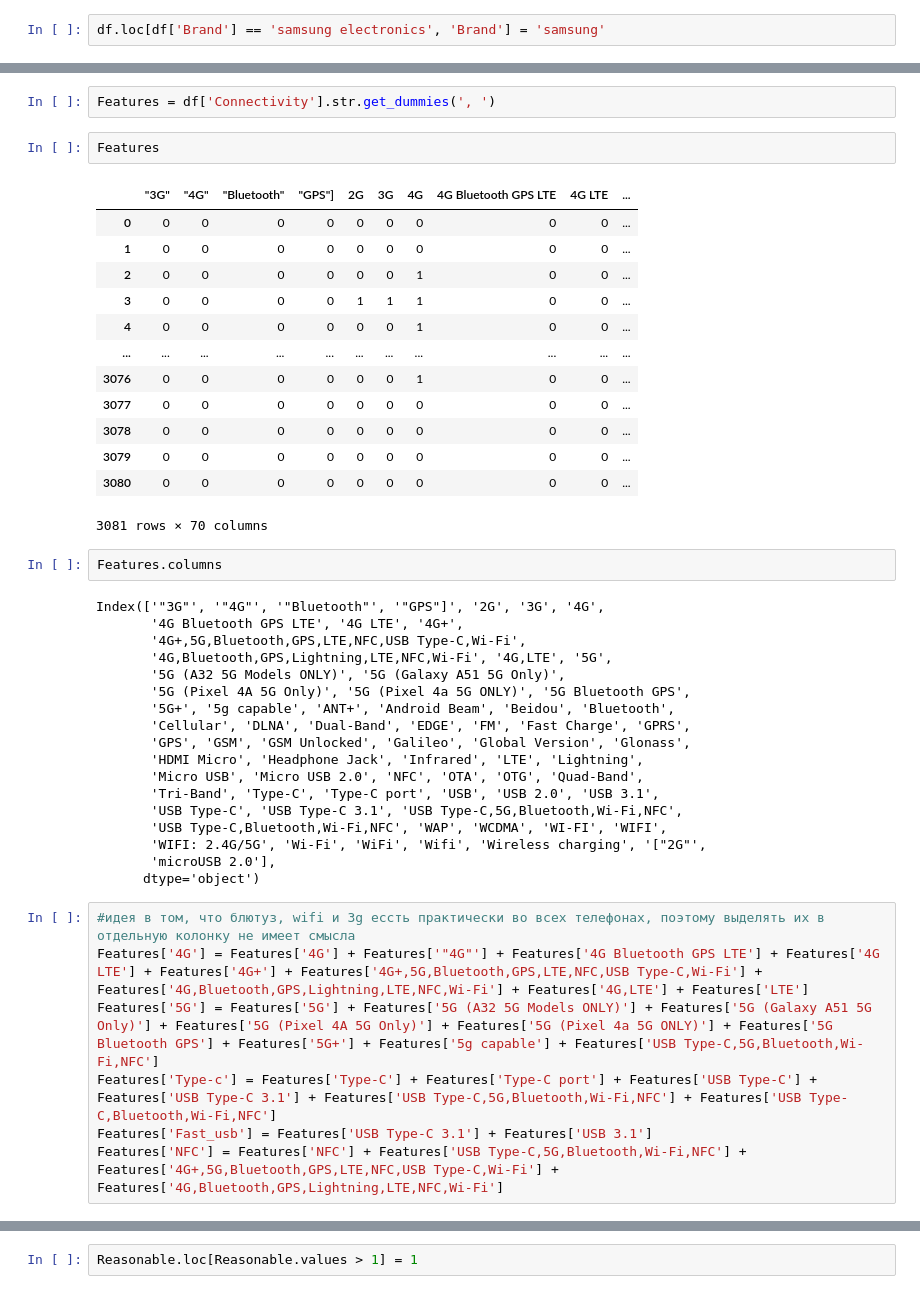
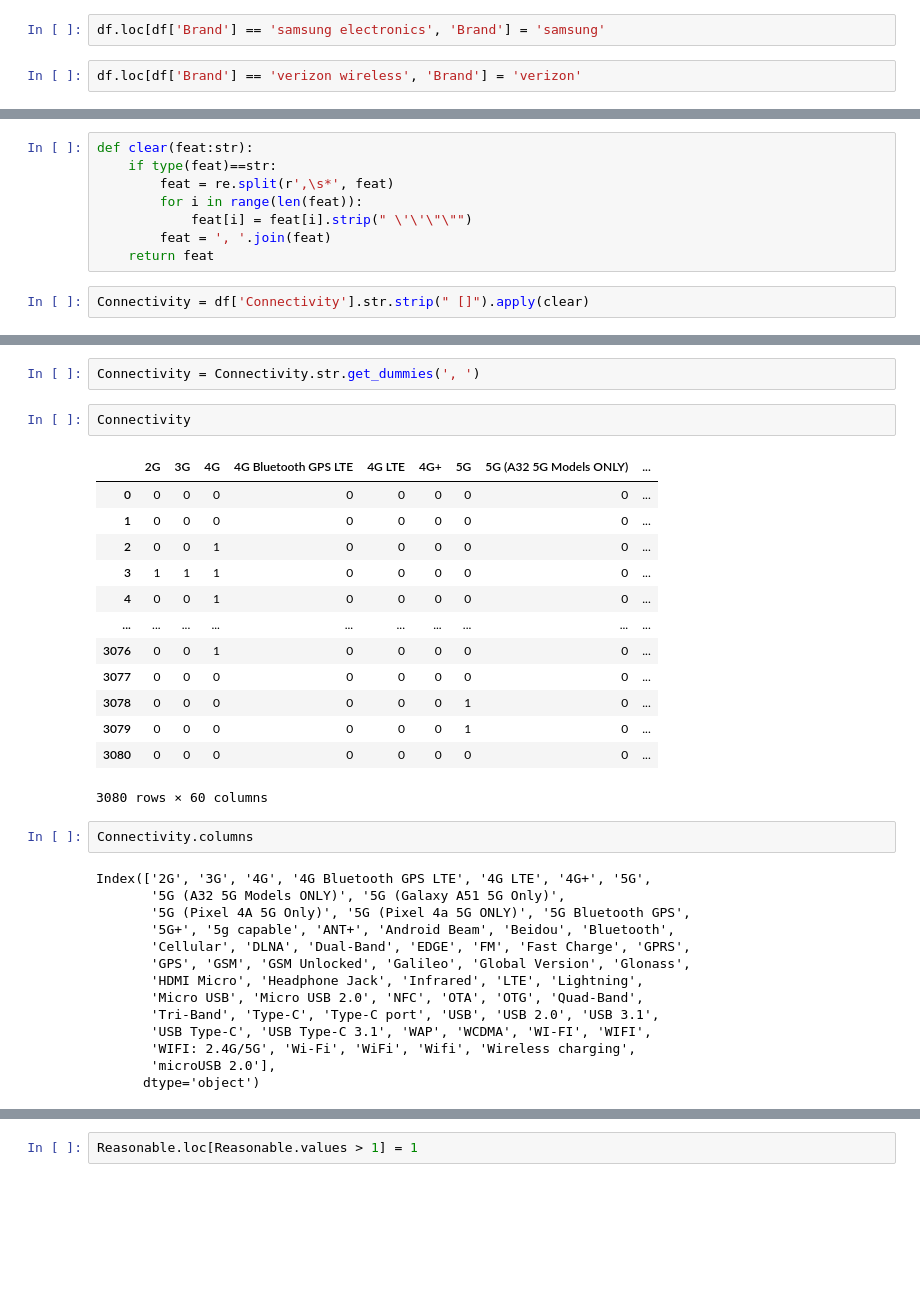
Before and after one commit to AleksKids/hedonistic-demand-from-ebay, a Jupyter notebook: Preprocessing/Global/Global preprocessing.ipynb, the cells around one changed output, grey strips where cells are left out. Saved outputs shown, nothing was run; the diff lists cells and outputs as text; blank space fills up the shorter version.

```diff
--- a/Preprocessing/Global/Global preprocessing.ipynb
+++ b/Preprocessing/Global/Global preprocessing.ipynb
@@ -166,6 +317,8 @@ Index(['Samsung', 'Apple', 'LG', 'Google', 'Motorola', 'Samsung Electronics',
 df['Brand'] = df['Brand'].str.lower()
 # %%
 df.loc[df['Brand'] == 'samsung electronics', 'Brand'] = 'samsung'
+# %%
+df.loc[df['Brand'] == 'verizon wireless', 'Brand'] = 'verizon'
 # %%
 df.Brand.value_counts().index
 # %% [output]
@@ -210,0 +368,10 @@ Name: Connectivity, Length: 508, dtype: int64
+# %%
+def clear(feat:str):
+    if type(feat)==str:
+        feat = re.split(r',\s*', feat)
+        for i in range(len(feat)):
+            feat[i] = feat[i].strip(" \'\'\"\"")
+        feat = ', '.join(feat)
+    return feat
+# %%
+Connectivity = df['Connectivity'].str.strip(" []").apply(clear)
@@ -211,28 +393,25 @@ Name: Connectivity, Length: 508, dtype: int64
 # %%
-Features = df['Connectivity'].str.get_dummies(', ')
+Connectivity = Connectivity.str.get_dummies(', ')
-# %%
-Features
-# %% [output]
-|  | "3G" | "4G" | "Bluetooth" | "GPS"] | 2G | 3G | 4G | 4G Bluetooth GPS LTE | 4G LTE | ... |
-| 0 | 0 | 0 | 0 | 0 | 0 | 0 | 0 | 0 | 0 | ... |
-| 1 | 0 | 0 | 0 | 0 | 0 | 0 | 0 | 0 | 0 | ... |
-| 2 | 0 | 0 | 0 | 0 | 0 | 0 | 1 | 0 | 0 | ... |
-| 3 | 0 | 0 | 0 | 0 | 1 | 1 | 1 | 0 | 0 | ... |
-| 4 | 0 | 0 | 0 | 0 | 0 | 0 | 1 | 0 | 0 | ... |
-| ... | ... | ... | ... | ... | ... | ... | ... | ... | ... | ... |
-| 3076 | 0 | 0 | 0 | 0 | 0 | 0 | 1 | 0 | 0 | ... |
-| 3077 | 0 | 0 | 0 | 0 | 0 | 0 | 0 | 0 | 0 | ... |
-| 3078 | 0 | 0 | 0 | 0 | 0 | 0 | 0 | 0 | 0 | ... |
-| 3079 | 0 | 0 | 0 | 0 | 0 | 0 | 0 | 0 | 0 | ... |
-| 3080 | 0 | 0 | 0 | 0 | 0 | 0 | 0 | 0 | 0 | ... |
-3081 rows × 70 columns
+# %%
+Connectivity
+# %% [output]
+|  | 2G | 3G | 4G | 4G Bluetooth GPS LTE | 4G LTE | 4G+ | 5G | 5G (A32 5G Models ONLY) | ... |
+| 0 | 0 | 0 | 0 | 0 | 0 | 0 | 0 | 0 | ... |
+| 1 | 0 | 0 | 0 | 0 | 0 | 0 | 0 | 0 | ... |
+| 2 | 0 | 0 | 1 | 0 | 0 | 0 | 0 | 0 | ... |
+| 3 | 1 | 1 | 1 | 0 | 0 | 0 | 0 | 0 | ... |
+| 4 | 0 | 0 | 1 | 0 | 0 | 0 | 0 | 0 | ... |
+| ... | ... | ... | ... | ... | ... | ... | ... | ... | ... |
+| 3076 | 0 | 0 | 1 | 0 | 0 | 0 | 0 | 0 | ... |
+| 3077 | 0 | 0 | 0 | 0 | 0 | 0 | 0 | 0 | ... |
+| 3078 | 0 | 0 | 0 | 0 | 0 | 0 | 1 | 0 | ... |
+| 3079 | 0 | 0 | 0 | 0 | 0 | 0 | 1 | 0 | ... |
+| 3080 | 0 | 0 | 0 | 0 | 0 | 0 | 0 | 0 | ... |
+3080 rows × 60 columns
 # %%
-Features.columns
+Connectivity.columns
 # %% [output]
-Index(['"3G"', '"4G"', '"Bluetooth"', '"GPS"]', '2G', '3G', '4G',
-       '4G Bluetooth GPS LTE', '4G LTE', '4G+',
-       '4G+,5G,Bluetooth,GPS,LTE,NFC,USB Type-C,Wi-Fi',
-       '4G,Bluetooth,GPS,Lightning,LTE,NFC,Wi-Fi', '4G,LTE', '5G',
+Index(['2G', '3G', '4G', '4G Bluetooth GPS LTE', '4G LTE', '4G+', '5G',
        '5G (A32 5G Models ONLY)', '5G (Galaxy A51 5G Only)',
        '5G (Pixel 4A 5G Only)', '5G (Pixel 4a 5G ONLY)', '5G Bluetooth GPS',
        '5G+', '5g capable', 'ANT+', 'Android Beam', 'Beidou', 'Bluetooth',
@@ -241,15 +420,7 @@ Index(['"3G"', '"4G"', '"Bluetooth"', '"GPS"]', '2G', '3G', '4G',
        'HDMI Micro', 'Headphone Jack', 'Infrared', 'LTE', 'Lightning',
        'Micro USB', 'Micro USB 2.0', 'NFC', 'OTA', 'OTG', 'Quad-Band',
        'Tri-Band', 'Type-C', 'Type-C port', 'USB', 'USB 2.0', 'USB 3.1',
-       'USB Type-C', 'USB Type-C 3.1', 'USB Type-C,5G,Bluetooth,Wi-Fi,NFC',
-       'USB Type-C,Bluetooth,Wi-Fi,NFC', 'WAP', 'WCDMA', 'WI-FI', 'WIFI',
-       'WIFI: 2.4G/5G', 'Wi-Fi', 'WiFi', 'Wifi', 'Wireless charging', '["2G"',
+       'USB Type-C', 'USB Type-C 3.1', 'WAP', 'WCDMA', 'WI-FI', 'WIFI',
+       'WIFI: 2.4G/5G', 'Wi-Fi', 'WiFi', 'Wifi', 'Wireless charging',
        'microUSB 2.0'],
       dtype='object')
-# %%
-#идея в том, что блютуз, wifi и 3g ессть практически во всех телефонах, поэтому выделять их в отдельную колонку не имеет смысла
-Features['4G'] = Features['4G'] + Features['"4G"'] + Features['4G Bluetooth GPS LTE'] + Features['4G LTE'] + Features['4G+'] + Features['4G+,5G,Bluetooth,GPS,LTE,NFC,USB Type-C,Wi-Fi'] + Features['4G,Bluetooth,GPS,Lightning,LTE,NFC,Wi-Fi'] + Features['4G,LTE'] + Features['LTE']
-Features['5G'] = Features['5G'] + Features['5G (A32 5G Models ONLY)'] + Features['5G (Galaxy A51 5G Only)'] + Features['5G (Pixel 4A 5G Only)'] + Features['5G (Pixel 4a 5G ONLY)'] + Features['5G Bluetooth GPS'] + Features['5G+'] + Features['5g capable'] + Features['USB Type-C,5G,Bluetooth,Wi-Fi,NFC']
-Features['Type-c'] = Features['Type-C'] + Features['Type-C port'] + Features['USB Type-C'] + Features['USB Type-C 3.1'] + Features['USB Type-C,5G,Bluetooth,Wi-Fi,NFC'] + Features['USB Type-C,Bluetooth,Wi-Fi,NFC']
-Features['Fast_usb'] = Features['USB Type-C 3.1'] + Features['USB 3.1']
-Features['NFC'] = Features['NFC'] + Features['USB Type-C,5G,Bluetooth,Wi-Fi,NFC'] + Features['4G+,5G,Bluetooth,GPS,LTE,NFC,USB Type-C,Wi-Fi'] + Features['4G,Bluetooth,GPS,Lightning,LTE,NFC,Wi-Fi']
```
Also changed, not shown: parts of 65 cells of this notebook, 1 other file.
